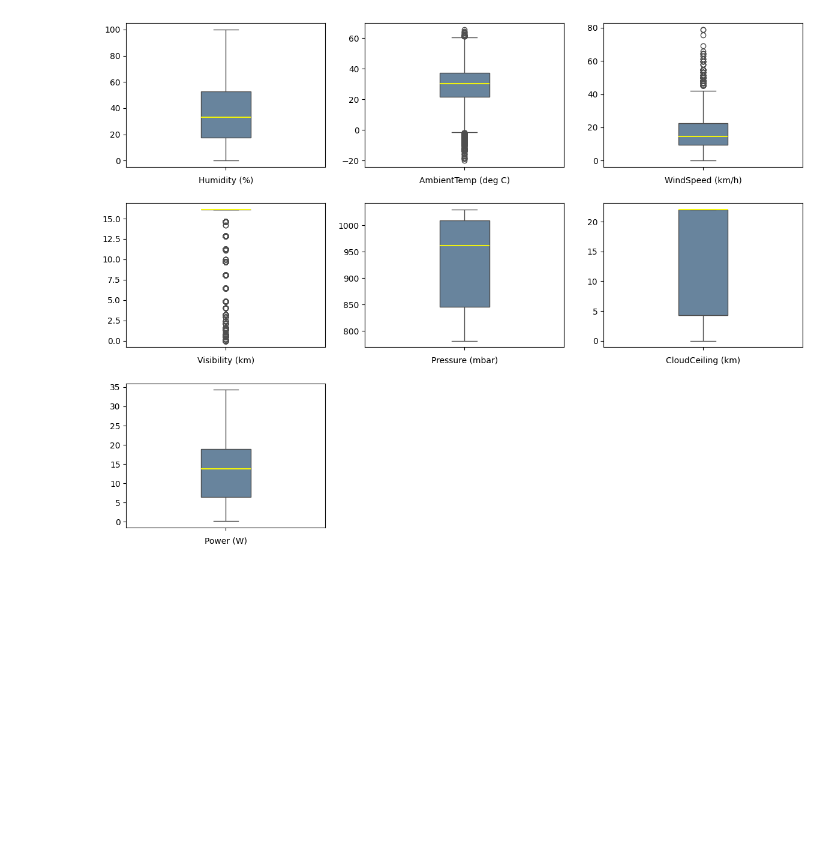
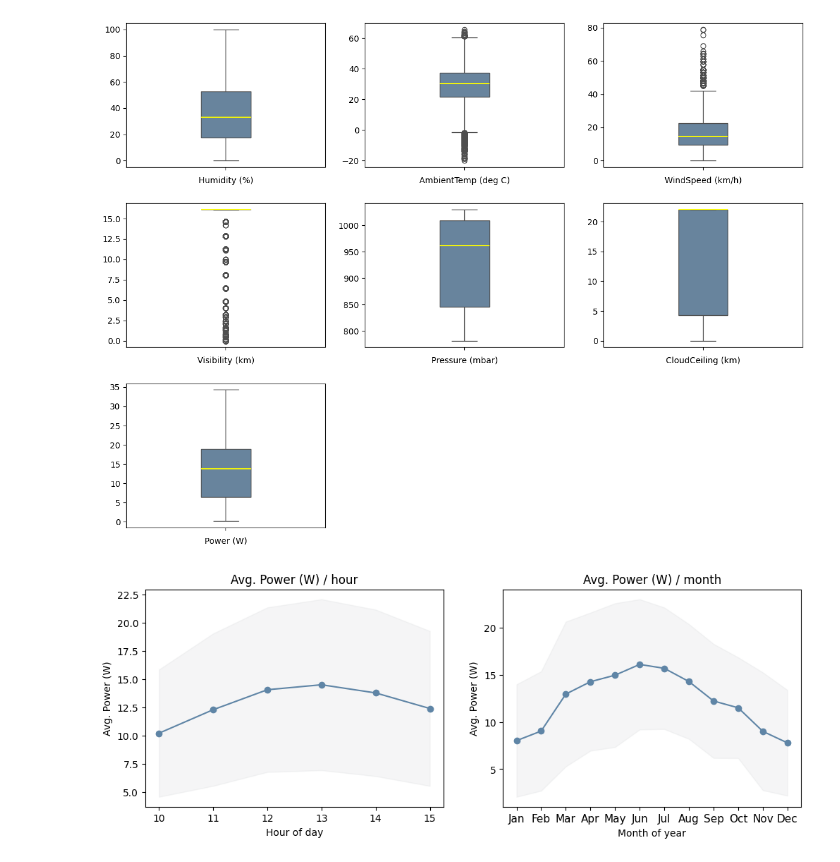
Before and after one commit to d-lazenby/solar-forecasting, a Jupyter notebook: eda_full.ipynb, the cells around one changed output. Drawn from its saved outputs; the diff is of its cells as text; code cells hidden in the pictures; blank space fills up the shorter version.

Commit message:
eda_full.ipynb: Added plotting function to show relationship between power and time. utils.py: updated accordingly.

```diff
--- a/eda_full.ipynb
+++ b/eda_full.ipynb
@@ -122,3 +122,8 @@ A final visualisation worth looking over is boxplots, as shown below. From this
 utils.numerical_distributions(raw_clean, numerical_features, plot_type='box')
 # %% [output]
 [figure]
+# %%
+# Plot month, hour against average power
+utils.plot_power_against_time(raw_clean)
+# %% [output]
+[figure, added]
```
Also changed, not shown: parts of 2 cells of this notebook, 2 other files.
